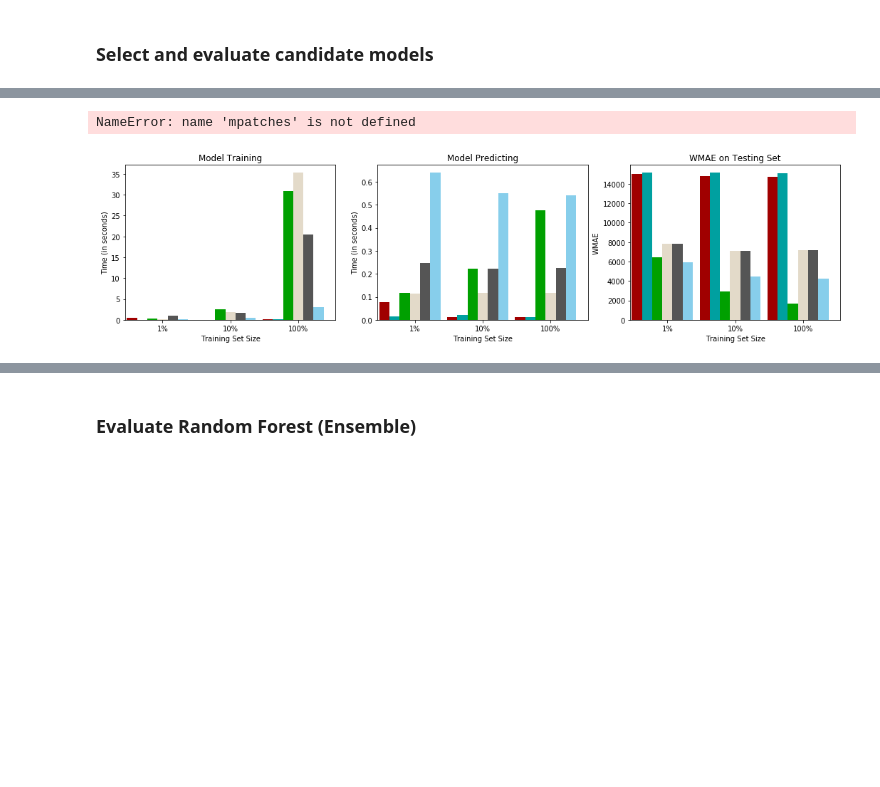
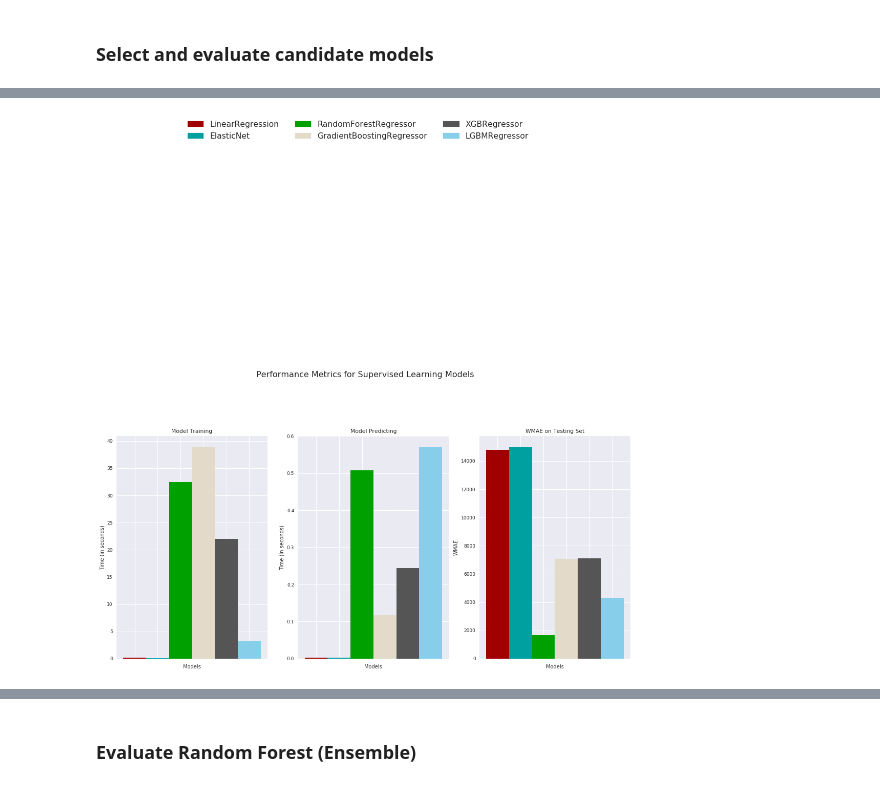
Before and after one commit to nitinx/ml-store-sales-forecast, a Jupyter notebook: WalmartStoreSales.ipynb, the cells around one changed output, grey strips where cells are left out. Saved outputs shown, nothing was run; the diff lists cells and outputs as text; code cells hidden in the pictures; blank space fills up the shorter version.

Commit message:
Refined
- Added feature selection
- Added GridSearchCV
- Modified train/predict pipeline

```diff
--- a/WalmartStoreSales.ipynb
+++ b/WalmartStoreSales.ipynb
@@ -694,0 +987,3 @@ test_scaled.drop(columns=['Type_A', 'Type_B', 'Type_C', 'MarkDown1', 'Temperatur
+# %%
+train_scaled.drop(columns=highcorr_columns, axis=1, inplace=True)
+test_scaled.drop(columns=highcorr_columns, axis=1, inplace=True)
@@ -695,9 +993,6 @@ test_scaled.drop(columns=['Type_A', 'Type_B', 'Type_C', 'MarkDown1', 'Temperatur
 # %% [markdown]
 train_scaled.drop(columns=['Temperature', 'Fuel_Price'], axis=1, inplace=True)
 test_scaled.drop(columns=['Temperature', 'Fuel_Price'], axis=1, inplace=True)
-# %%
-train_scaled.drop(columns=['Type_A', 'Type_B', 'Type_C', 'MarkDown1' ], axis=1, inplace=True)
-test_scaled.drop(columns=['Type_A', 'Type_B', 'Type_C', 'MarkDown1'], axis=1, inplace=True)
 # %%
 weekly_sales = train_scaled['Weekly_Sales']
 train_scaled = train_scaled.drop('Weekly_Sales', axis = 1)
@@ -738,8 +1015,3 @@ train_X.shape,val_X.shape, test_scaled.shape
 # %%
 # Free up memory
 train_scaled = weekly_sales = None
-# %%
-# Reduce memory usage
-train_X=ut.reduce_mem_usage(train_X)
-val_X=ut.reduce_mem_usage(val_X)
-test_scaled=ut.reduce_mem_usage(test_scaled)
@@ -759,24 +1021,21 @@ Decreased by 75.0%
 ### Select and evaluate candidate models
 # %%
 %%time
-# Initialize the base models
-model_A = Lasso(random_state=1)
+# Initialize base models
+model_A = LinearRegression()
 model_B = ElasticNet(random_state=1)
 model_C = RandomForestRegressor(random_state=1)
 model_D = GradientBoostingRegressor(random_state=1)
 model_E = xgb.XGBRegressor()
 model_F = LGBMRegressor(random_state=1)
 
-samples_100 = len(train_y)              # 100% of training set
-samples_10 = int(samples_100 * 10/100)  #  10% of training set
-samples_1 = int(samples_100 * 1/100)    #   1% of training set
+samples = len(train_y) # 100% of training set
 
 # Collect results on the learners
 results = {}
 for model in [model_A, model_B, model_C, model_D, model_E, model_F]:
     model_name = model.__class__.__name__
     results[model_name] = {}
-    for i, samples in enumerate([samples_1, samples_10, samples_100]):
-        results[model_name][i] = \
-        ut.train_predict(model, samples, train_X, train_y, val_X, val_y)
+    for i, samples in enumerate([samples]):
+        results[model_name][i] = eval_train_predict(model, samples, train_X, train_y, val_X, val_y)
 # %% [output]
@@ -806,6 +1051,5 @@ Wall time: 1min 43s
 # %%
 # Evaluate Metrics
-ut.evaluate(results)
+eval_visualize(results)
 # %% [output]
-NameError: name 'mpatches' is not defined
-[figure, old version]
+[figure, new version]
```
Also changed, not shown: parts of 132 cells of this notebook.
